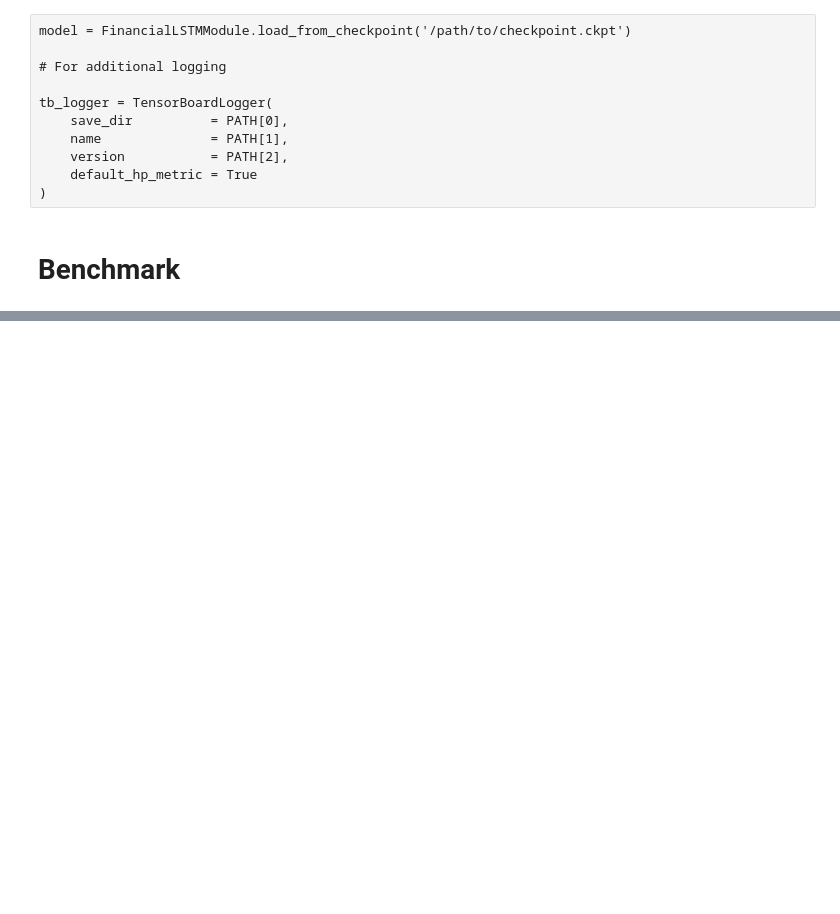
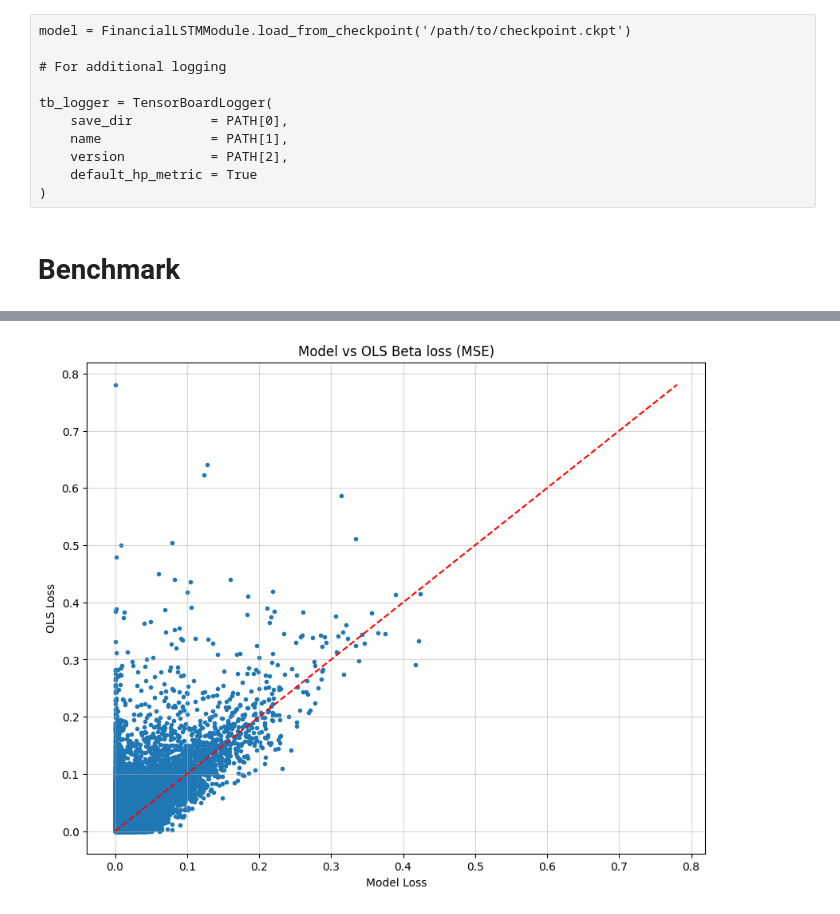
Before and after one commit to MarkoMiljkovic45/masters-thesis, a Jupyter notebook: Model_7_GNLL.ipynb, the cells around one changed output, grey strips where cells are left out. Cells and saved outputs as stored; diff of their text form; code cells hidden in the pictures; blank space fills up the shorter version.

```diff
--- a/Model_7_GNLL.ipynb
+++ b/Model_7_GNLL.ipynb
@@ -360,8 +366,3 @@ test_loader  = DataLoader(ConcatDataset(test_datasets),  batch_size=1, shuffle=F
-# %%
-model = FinancialLSTMModule.load_from_checkpoint('logs/financial_lstm/v6/estimation_run=Large_BATCH_SIZE=16_no_interaction/checkpoints/last.ckpt', config)
-
-# Compile the model
-model = torch.compile(model)
 # %% [markdown]
 ## Trainer
 # %% [markdown]
@@ -835,0 +935,16 @@ tb_logger.save()
+# %%
+plt.figure(figsize=(10, 8))
+
+plt.scatter(model_summary['beta_loss'], ols_summary['beta_loss'], marker='.')
+plt.xlabel('Model Loss')
+plt.ylabel('OLS Loss')
+
+identity = np.linspace(min(ols_summary['beta_loss']), max(ols_summary['beta_loss']), 1000)
+plt.plot(identity, identity, 'r--')
+
+plt.title('Model vs OLS Beta loss (MSE)')
+plt.grid(alpha=0.5)
+
+plt.show()
+# %% [output]
+[figure, added]
```
Also changed, not shown: parts of 28 cells of this notebook, 12 other files.
